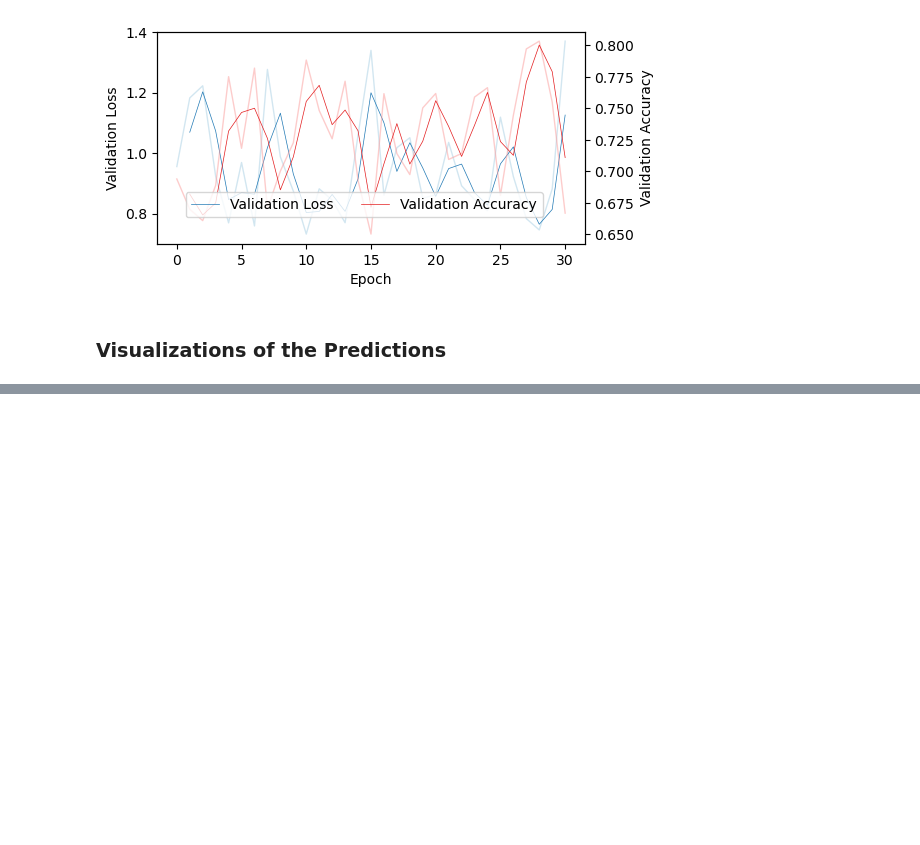
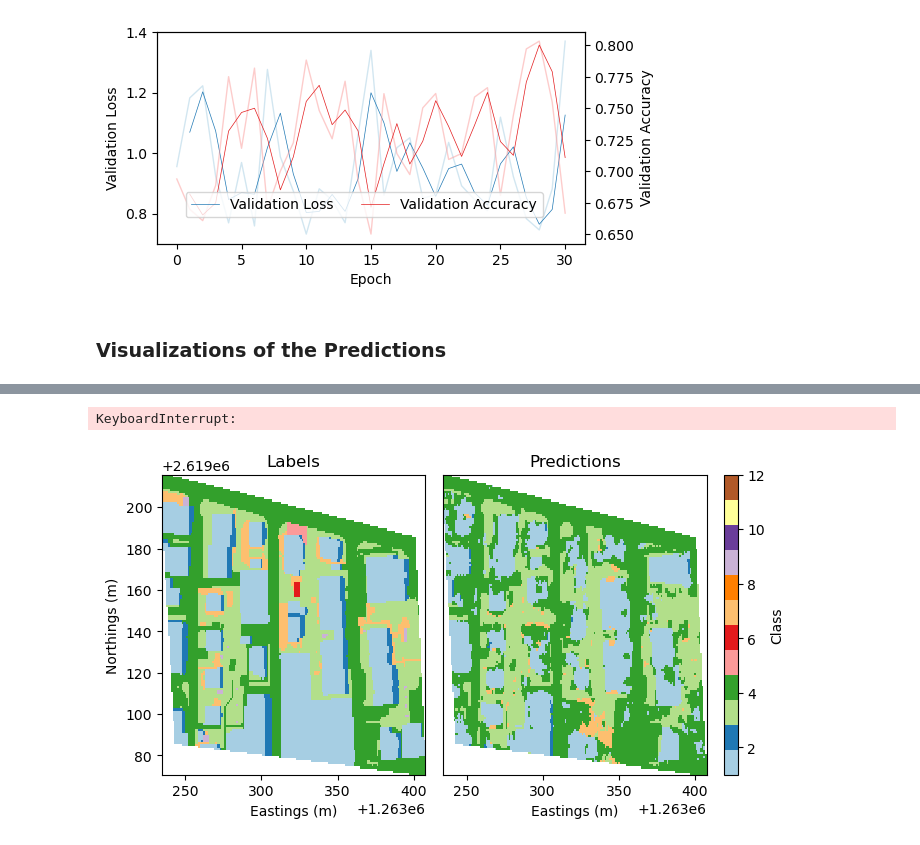
Before and after one commit to juliankraft/TermPaper2_RasterClassification, a Jupyter notebook: code/analysis/visualizations.ipynb, the cells around one changed output, grey strips where cells are left out. Cells and saved outputs as stored; diff of their text form; code cells hidden in the pictures; blank space fills up the shorter version.

```diff
--- a/code/analysis/visualizations.ipynb
+++ b/code/analysis/visualizations.ipynb
@@ -159,0 +209,48 @@ NameError: name 'unique' is not defined
+# %%
+selectedDataLabel = 8
+
+clip_feature = areas[areas['DataLabel'] == selectedDataLabel]
+clipped_training = ds_training.rio.clip(clip_feature.geometry, clip_feature.crs)
+clipped_predictions = ds_predictions.rio.clip(clip_feature.geometry, clip_feature.crs)
+# %% [output]
+KeyboardInterrupt:
+# %%
+
+# Coarsen and plot with shared colorbar
+training_coarsened = coarsen(clipped_training['label'], reduction = 'mode')
+predictions_coarsened = coarsen(clipped_predictions['label'], reduction = 'mode')
+# %%
+image_size_cm = [18, 10]
+
+# Create GridSpec layout
+fig = plt.figure(figsize=(image_size_cm[0] / 2.54, image_size_cm[1] / 2.54))
+gs = GridSpec(1, 3, width_ratios=[1, 1, 0.05], figure=fig)
+
+# Create subplots
+ax1 = fig.add_subplot(gs[0, 0])
+ax2 = fig.add_subplot(gs[0, 1])
+cax = fig.add_subplot(gs[0, 2])
+
+im1 = training_coarsened.plot(vmin=1, vmax=12, ax=ax1, add_colorbar=False, cmap='Paired')
+im2 = predictions_coarsened.plot(vmin=1, vmax=12, ax=ax2, add_colorbar=False, cmap='Paired')
+
+# colorbar
+cbar = fig.colorbar(im2, cax=cax, orientation='vertical')
+cbar.set_label('Class')  # Label for the colorbar
+
+# Set axis titles
+ax1.set_title('Labels')
+ax2.set_title('Predictions')
+
+# Set proper axis labels for EPSG:2056
+ax1.set_xlabel('Eastings (m)')
+ax1.set_ylabel('Northings (m)')
+ax2.set_xlabel('Eastings (m)')
+ax2.set_ylabel(None)
+ax2.set_yticks([])
+
+# Adjust layout
+plt.tight_layout()
+plt.show()
+# %% [output]
+[figure, added]
```
Also changed, not shown: parts of 12 cells of this notebook, 1 other file.
